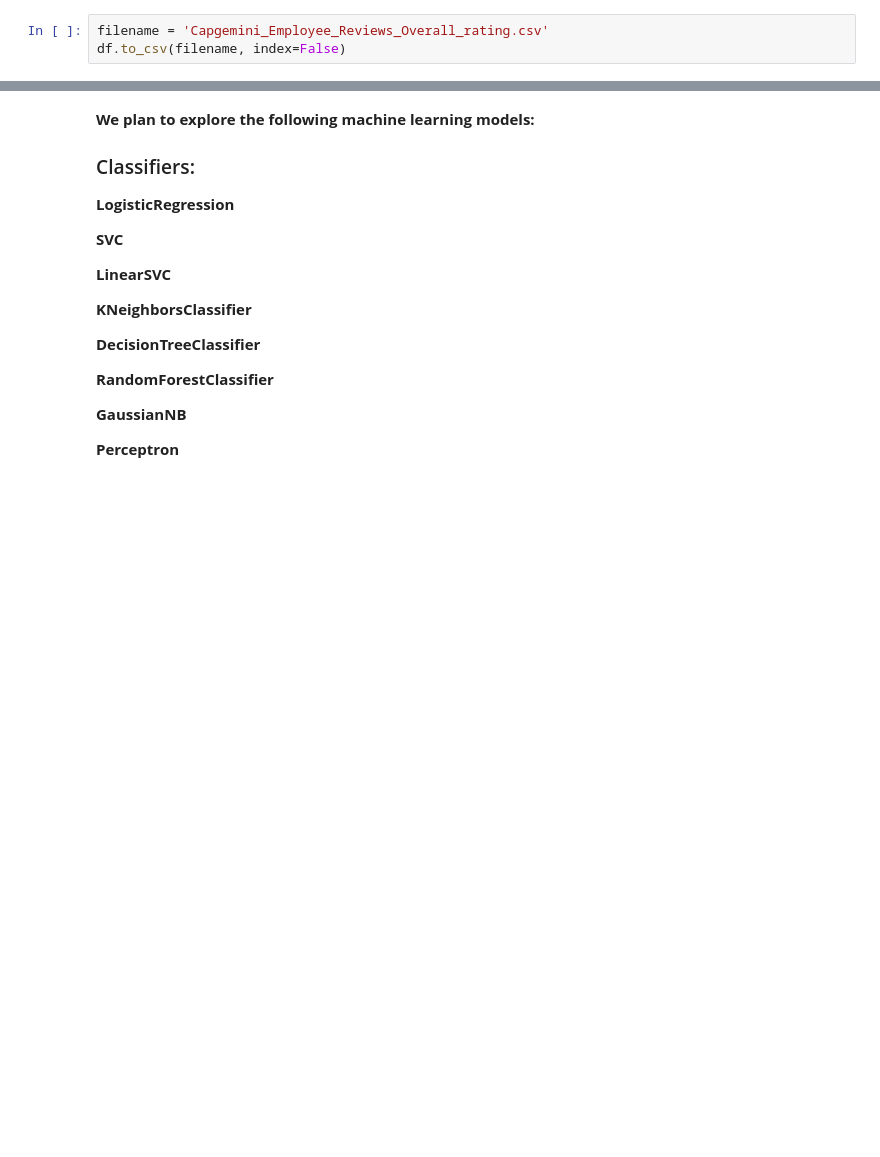
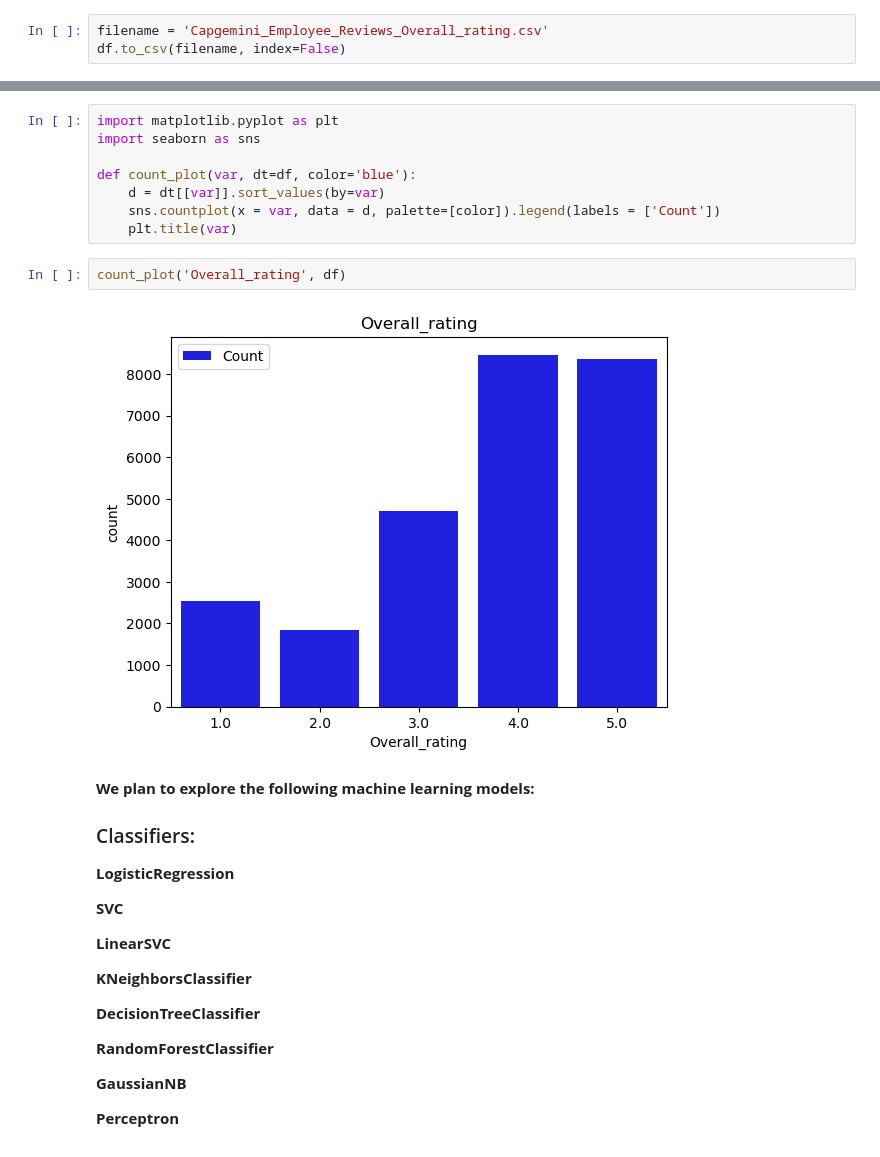
Before and after one commit to TEcjddns/UChicago_AIML_Project, a Jupyter notebook: EmployeeHappiness.ipynb, the cells around one changed output, grey strips where cells are left out. Drawn from its saved outputs; the diff is of its cells as text; blank space fills up the shorter version.

Commit message:
added a sns of overall_rating

```diff
--- a/EmployeeHappiness.ipynb
+++ b/EmployeeHappiness.ipynb
@@ -92,3 +101,15 @@ df.to_csv(filename, index=False)
+# %%
+import matplotlib.pyplot as plt
+import seaborn as sns
+
+def count_plot(var, dt=df, color='blue'):
+    d = dt[[var]].sort_values(by=var)
+    sns.countplot(x = var, data = d, palette=[color]).legend(labels = ['Count'])
+    plt.title(var)
+# %%
+count_plot('Overall_rating', df)
+# %% [output]
+[figure, added]
 # %% [markdown]
 
 <b> We plan to explore the following machine learning models:
```
Also changed, not shown: parts of 1 cell of this notebook.
